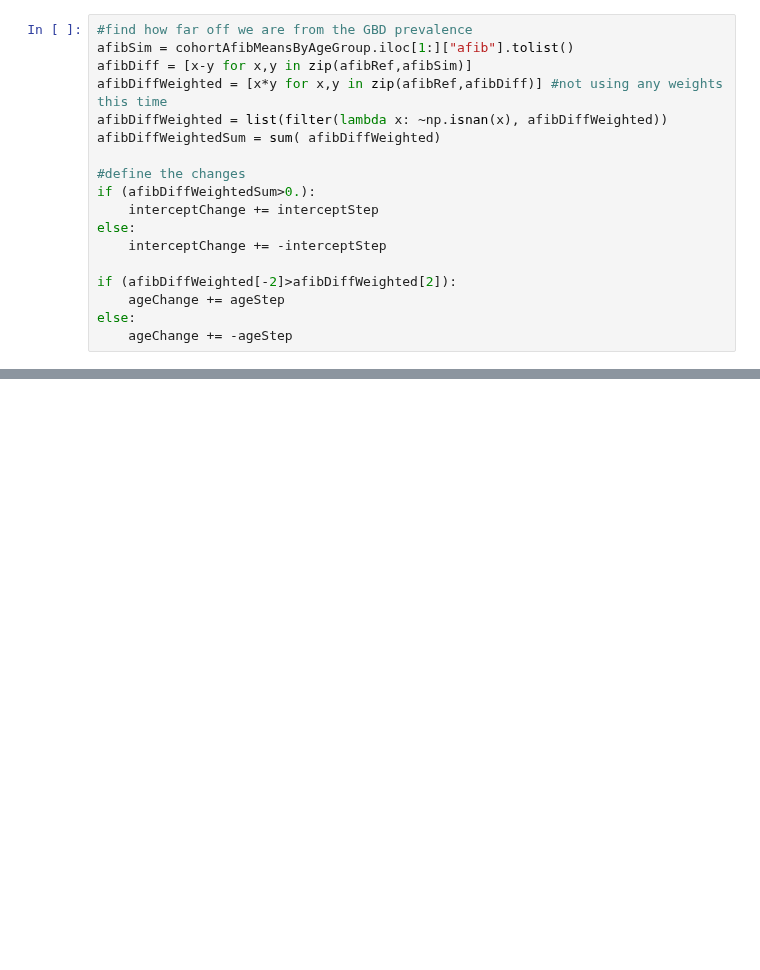
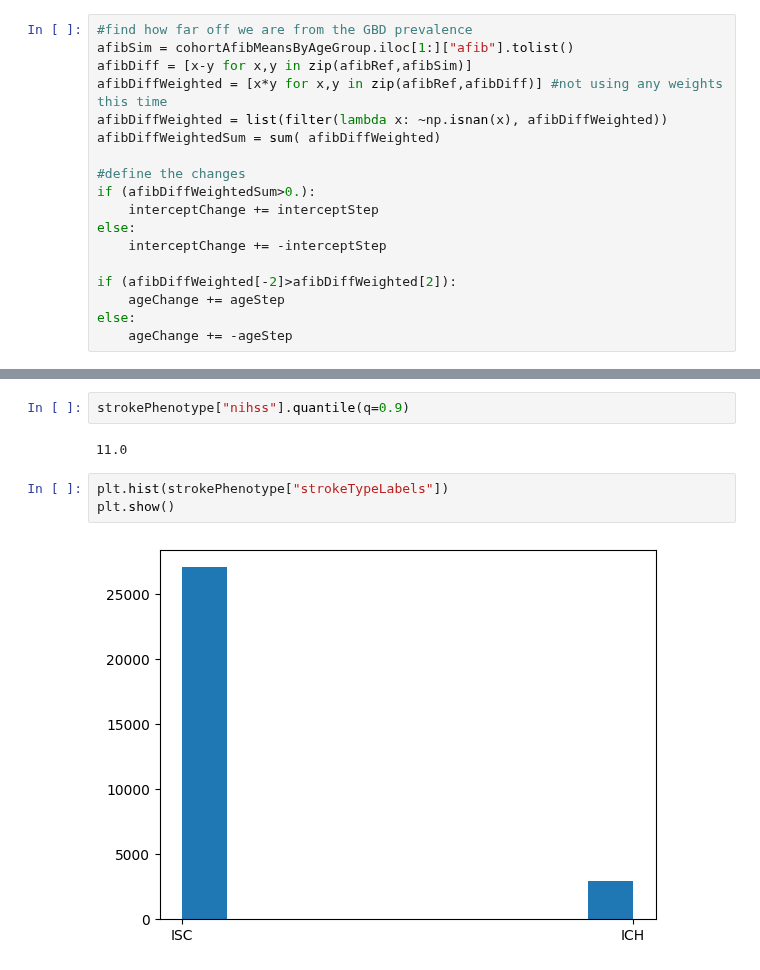
Before and after one commit to deligkaris/microsimNotebooks, a Jupyter notebook: afibModelRecalibrationsPart2.ipynb, the cells around one changed output, grey strips where cells are left out. Drawn from its saved outputs; the diff is of its cells as text; blank space fills up the shorter version.

```diff
--- a/afibModelRecalibrationsPart2.ipynb
+++ b/afibModelRecalibrationsPart2.ipynb
@@ -497,0 +552,9 @@ cohortAfibMeansByAgeGroup
+# %%
+strokePhenotype["nihss"].quantile(q=0.9)
+# %% [output]
+11.0
+# %%
+plt.hist(strokePhenotype["strokeTypeLabels"])
+plt.show()
+# %% [output]
+[figure, added]
```
Also changed, not shown: parts of 16 cells of this notebook, 7 other files.
